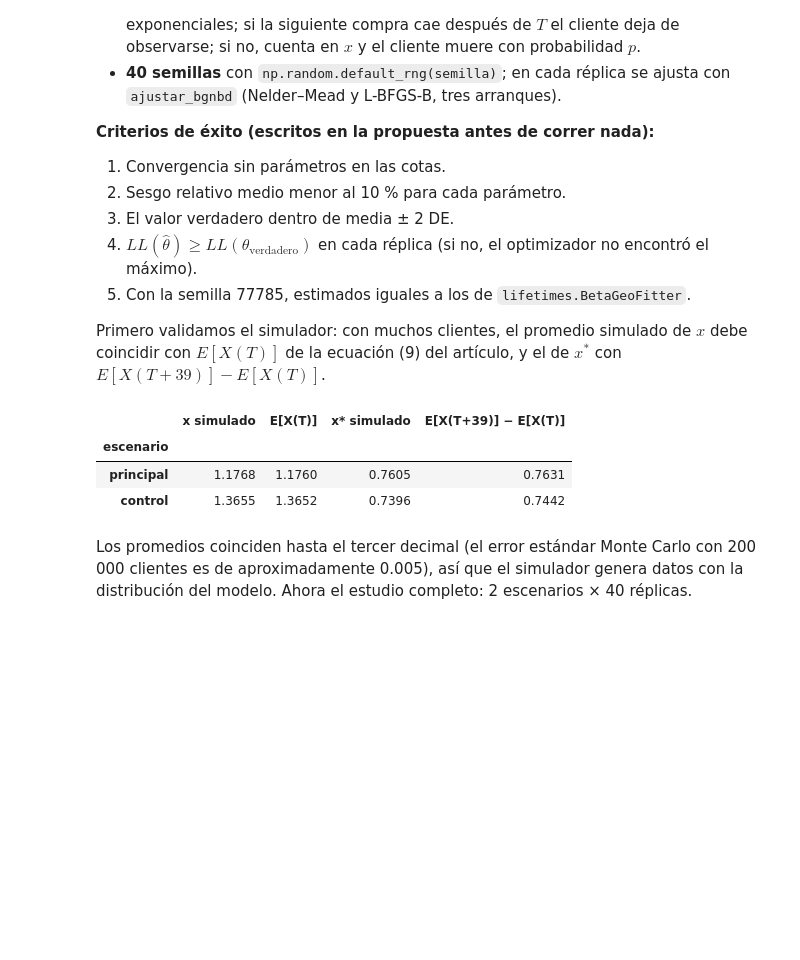
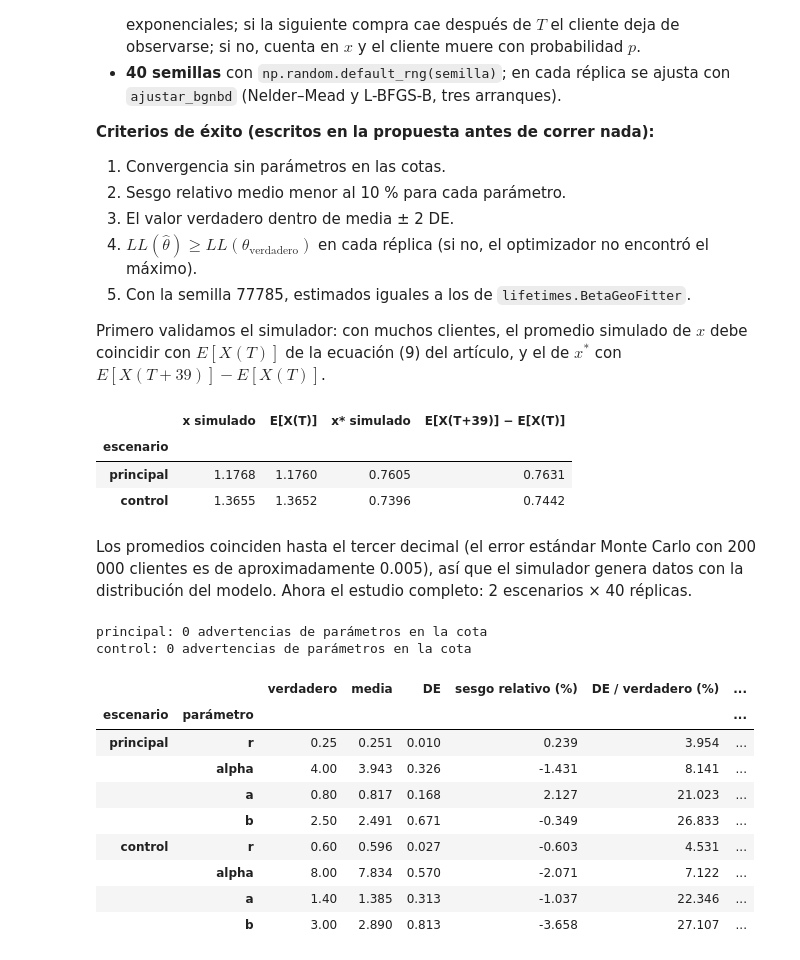
Before and after one commit to SSIsa14/contando-clientes-btyd, a Jupyter notebook: notebooks/01_modelo_y_simulacion.ipynb, the cells around one changed output. Saved outputs shown, nothing was run; the diff lists cells and outputs as text; code cells hidden in the pictures; blank space fills up the shorter version.

```diff
--- a/notebooks/01_modelo_y_simulacion.ipynb
+++ b/notebooks/01_modelo_y_simulacion.ipynb
@@ -187,3 +187,38 @@ pd.DataFrame(filas).set_index("escenario").round(4)
 | control | 1.3655 | 1.3652 | 0.7396 | 0.7442 |
 # %% [markdown]
 Los promedios coinciden hasta el tercer decimal (el error estándar Monte Carlo con 200 000 clientes es de aproximadamente 0.005), así que el simulador genera datos con la distribución del modelo. Ahora el estudio completo: 2 escenarios × 40 réplicas.
+# %%
+resultados = {}
+for nombre, p in ESCENARIOS.items():
+    with warnings.catch_warnings(record=True) as avisos:
+        warnings.simplefilter("always")
+        resultados[nombre] = replicas_ajuste(p, SEMILLAS, n=2357)
+    print(f"{nombre}: {len(avisos)} advertencias de parámetros en la cota")
+
+
+def resumen(df, verdad):
+    v = pd.Series(verdad)
+    media, de = df[list(NOMBRES)].mean(), df[list(NOMBRES)].std()
+    return pd.DataFrame({
+        "verdadero": v, "media": media, "DE": de,
+        "sesgo relativo (%)": 100 * (media - v) / v,
+        "DE / verdadero (%)": 100 * de / v,
+        "verdadero en media ± 2DE": (media - v).abs() <= 2 * de,
+    })
+
+
+tablas = {n: resumen(resultados[n], ESCENARIOS[n]) for n in ESCENARIOS}
+pd.concat(tablas, names=["escenario", "parámetro"]).round(3)
+# %% [output]
+principal: 0 advertencias de parámetros en la cota
+control: 0 advertencias de parámetros en la cota
+|  |  | verdadero | media | DE | sesgo relativo (%) | DE / verdadero (%) | ... |
+| escenario | parámetro |  |  |  |  |  | ... |
+| principal | r | 0.25 | 0.251 | 0.010 | 0.239 | 3.954 | ... |
+|  | alpha | 4.00 | 3.943 | 0.326 | -1.431 | 8.141 | ... |
+|  | a | 0.80 | 0.817 | 0.168 | 2.127 | 21.023 | ... |
+|  | b | 2.50 | 2.491 | 0.671 | -0.349 | 26.833 | ... |
+| control | r | 0.60 | 0.596 | 0.027 | -0.603 | 4.531 | ... |
+|  | alpha | 8.00 | 7.834 | 0.570 | -2.071 | 7.122 | ... |
+|  | a | 1.40 | 1.385 | 0.313 | -1.037 | 22.346 | ... |
+|  | b | 3.00 | 2.890 | 0.813 | -3.658 | 27.107 | ... |
```
Also changed, not shown: parts of 1 cell of this notebook, 2 other files.
